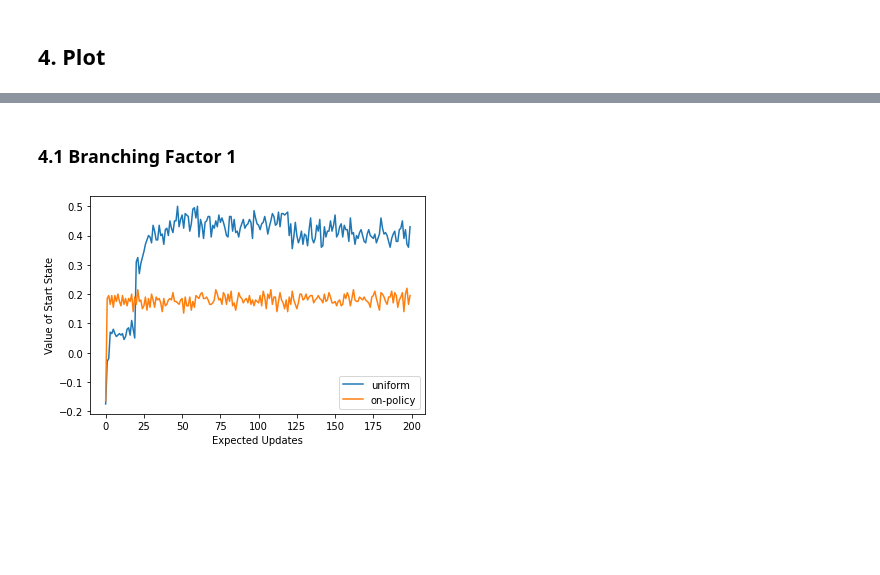
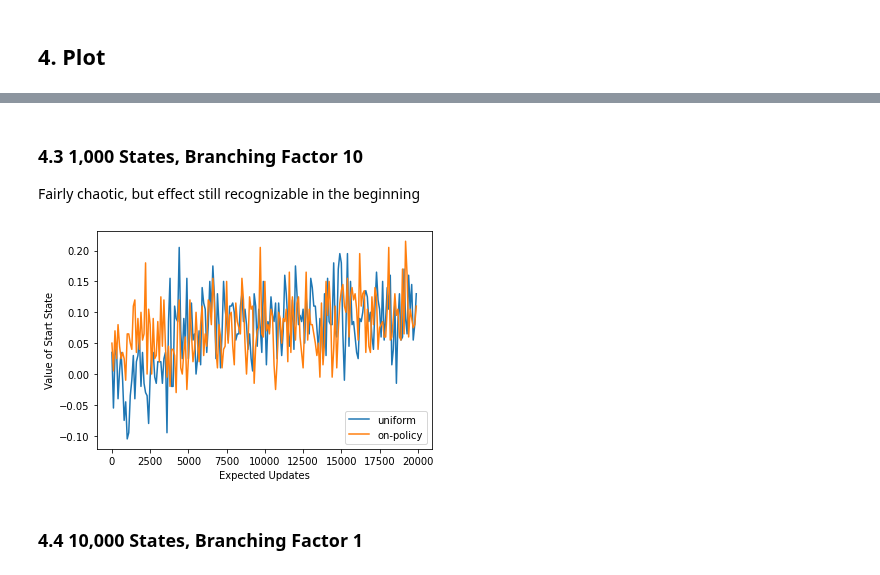
Before and after one commit to MaraTomasek/ML-Notebooks, a Jupyter notebook: Reinforcement_Learning/ch8-trajectory_sampling.ipynb, the cells around one changed output, grey strips where cells are left out. Saved outputs shown, nothing was run; the diff lists cells and outputs as text; code cells hidden in the pictures; blank space fills up the shorter version.

```diff
--- a/Reinforcement_Learning/ch8-trajectory_sampling.ipynb
+++ b/Reinforcement_Learning/ch8-trajectory_sampling.ipynb
@@ -216,6 +257,9 @@ def plot(reward_uniform, reward_on_policy, exp_updates):
+# %% [markdown]
+### 4.3 1,000 States, Branching Factor 10
+Fairly chaotic, but effect still recognizable in the beginning
+# %%
+plot(uniform_reward3, traject_reward3, exp_updates1)
+# %% [output]
+[figure, added]
 # %% [markdown]
-### 4.1 Branching Factor 1
+### 4.4 10,000 States, Branching Factor 1
-# %%
-plot(uniform_reward1, traject_reward1, exp_updates)
-# %% [output]
-[figure, removed]
```
Also changed, not shown: parts of 20 cells of this notebook.
